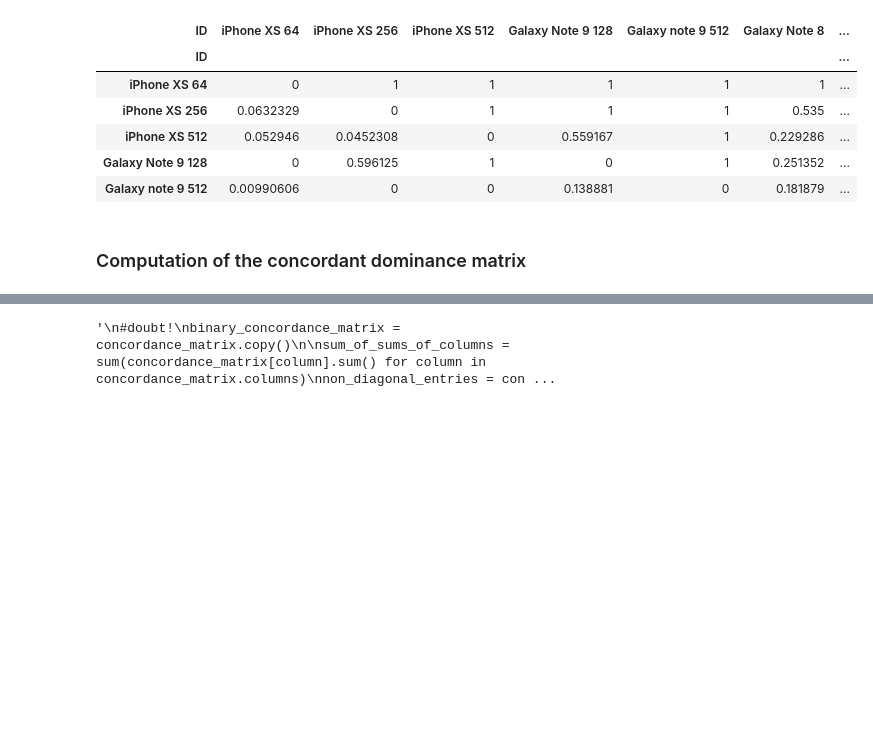
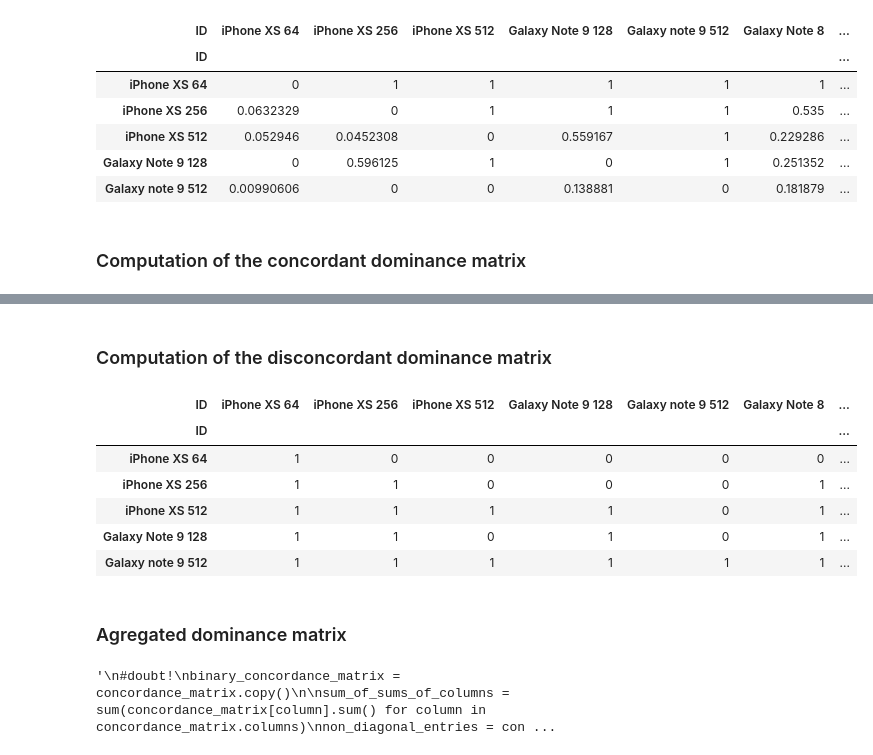
Before and after one commit to gmagannaDevelop/Electre, a Jupyter notebook: ELECTRE.ipynb, the cells around one changed output, grey strips where cells are left out. Drawn from its saved outputs; the diff is of its cells as text; code cells hidden in the pictures; blank space fills up the shorter version.

```diff
--- a/ELECTRE.ipynb
+++ b/ELECTRE.ipynb
@@ -324,3 +324,20 @@ c_d_matrix.head()
+# %% [markdown]
+### Computation of the disconcordant dominance matrix
+# %%
+d_seuil = d_matrix.mean().mean()
+cdm_filter = partial(lambda x, y: 1 if y < x else 0, d_seuil)
+d_d_matrix = d_matrix.applymap(cdm_filter)
+d_d_matrix.head()
+# %% [output]
+| ID | iPhone XS 64 | iPhone XS 256 | iPhone XS 512 | Galaxy Note 9 128 | Galaxy note 9 512 | Galaxy Note 8 | ... |
+| ID |  |  |  |  |  |  | ... |
+| iPhone XS 64 | 1 | 0 | 0 | 0 | 0 | 0 | ... |
+| iPhone XS 256 | 1 | 1 | 0 | 0 | 0 | 1 | ... |
+| iPhone XS 512 | 1 | 1 | 1 | 1 | 0 | 1 | ... |
+| Galaxy Note 9 128 | 1 | 1 | 0 | 1 | 0 | 1 | ... |
+| Galaxy note 9 512 | 1 | 1 | 1 | 1 | 1 | 1 | ... |
+# %% [markdown]
+### Agregated dominance matrix
 # %%
 """
 #doubt!
```
Also changed, not shown: parts of 1 cell of this notebook, 1 other file.
